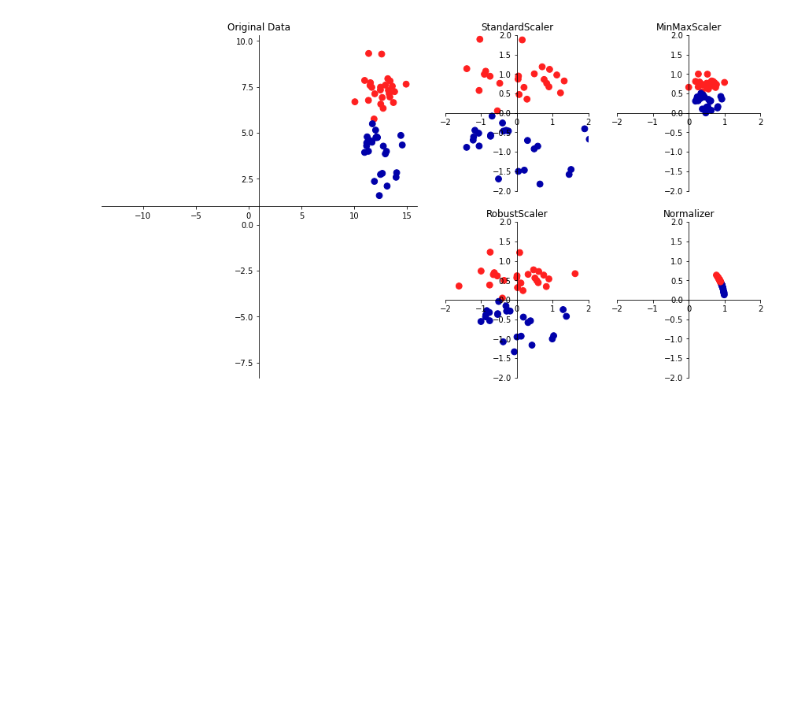
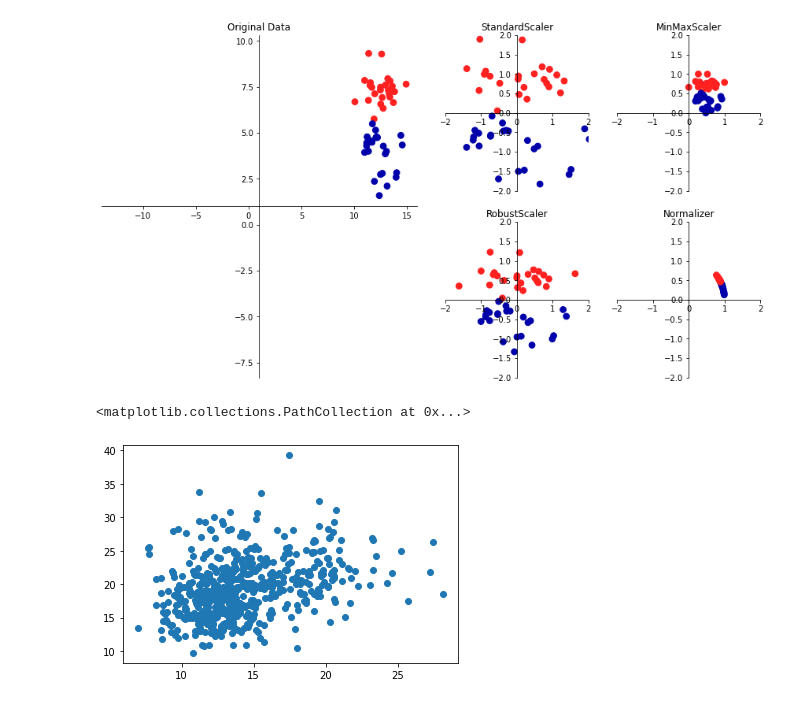
Before and after one commit to apple0626/Machine_Learning, a Jupyter notebook: Dimensional Reduction.ipynb, the cells around one changed output. Cells and saved outputs as stored; diff of their text form; code cells hidden in the pictures; blank space fills up the shorter version.

```diff
--- a/Dimensional Reduction.ipynb
+++ b/Dimensional Reduction.ipynb
@@ -18,3 +18,9 @@ import mglearn
 mglearn.plots.plot_scaling()
 # %% [output]
 [figure]
+# %%
+from sklearn.datasets import load_breast_cancer
+cancer = load_breast_cancer()
+# %%
+X = cancer.data
+y = cancer.target
@@ -20,0 +32,5 @@ mglearn.plots.plot_scaling()
+# %%
+plt.scatter(X[:,0], X[:,1])
+# %% [output]
+<matplotlib.collections.PathCollection at 0x...>
+[figure, added]
```
Also changed, not shown: parts of 19 cells of this notebook.
